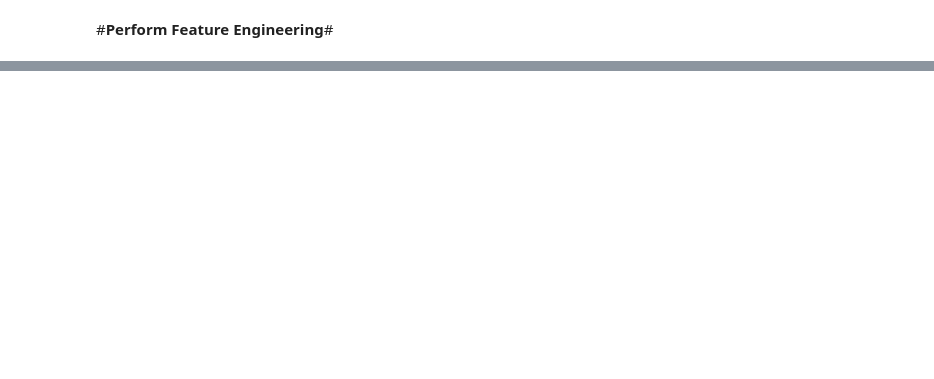
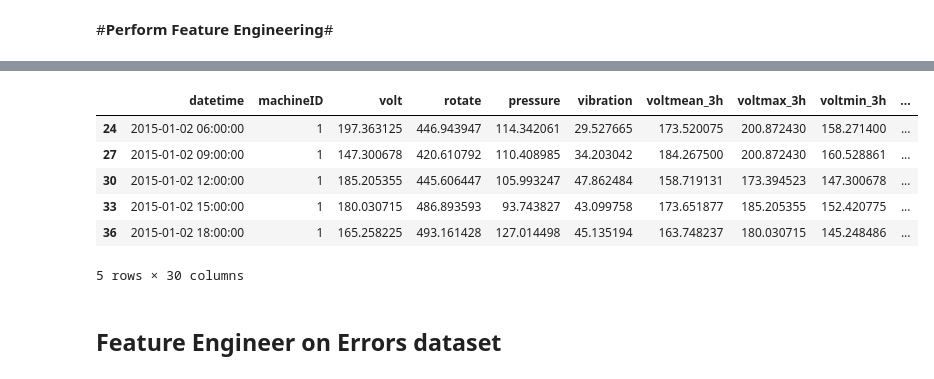
Before and after one commit to gplinkage/Data-Science-ML-AI, a Jupyter notebook: Projects/Predictive_Maintanance_Capstone_Project.ipynb, the cells around one changed output, grey strips where cells are left out. Drawn from its saved outputs; the diff is of its cells as text; code cells hidden in the pictures; blank space fills up the shorter version.

```diff
--- a/Projects/Predictive_Maintanance_Capstone_Project.ipynb
+++ b/Projects/Predictive_Maintanance_Capstone_Project.ipynb
@@ -648,0 +636,24 @@ telemetry_feat.head()
+# %%
+## Calculating mean, max and min for 24H values for telemetry features
+
+def calculate_rolling_statistics(df, col, agg_func, window=24, resample_freq='3H'):
+    return (pd.pivot_table(df, index='datetime', columns='machineID', values=col)
+            .rolling(window=window)
+            .agg(agg_func)
+            .resample(resample_freq, closed='left', label='right')
+            .agg(agg_func)
+            .unstack())
+
+fields = ['volt', 'rotate', 'pressure', 'vibration']
+agg_funcs = {'mean': 'mean','max':'max','min':'min'}
+
+telemetry_mean_24h = pd.concat([calculate_rolling_statistics(telemetry, col, agg_func)
+                                for col in fields
+                                for agg_func in agg_funcs],
+                               axis=1)
+
+telemetry_mean_24h.columns = [f'{col}{agg}_24h' for col in fields for agg in agg_funcs.keys()]
+telemetry_mean_24h.reset_index(inplace=True)
+telemetry_mean_24h = telemetry_mean_24h.loc[-telemetry_mean_24h['voltmean_24h'].isnull()]
+
+print(telemetry_mean_24h.head(10))
@@ -648,0 +687,15 @@ telemetry_feat.head()
+# %%
+# Merging telemetry_mean_3h and telemetry_mean_24h into telemetry
+telemetry_features = telemetry.merge(telemetry_mean_3h, on=['datetime', 'machineID'], how='left')\
+                              .merge(telemetry_mean_24h, on=['datetime', 'machineID'], how='left')\
+                              .dropna()
+
+telemetry_features.head()
+# %% [output]
+|  | datetime | machineID | volt | rotate | pressure | vibration | voltmean_3h | voltmax_3h | voltmin_3h | ... |
+| 24 | 2015-01-02 06:00:00 | 1 | 197.363125 | 446.943947 | 114.342061 | 29.527665 | 173.520075 | 200.872430 | 158.271400 | ... |
+| 27 | 2015-01-02 09:00:00 | 1 | 147.300678 | 420.610792 | 110.408985 | 34.203042 | 184.267500 | 200.872430 | 160.528861 | ... |
+| 30 | 2015-01-02 12:00:00 | 1 | 185.205355 | 445.606447 | 105.993247 | 47.862484 | 158.719131 | 173.394523 | 147.300678 | ... |
+| 33 | 2015-01-02 15:00:00 | 1 | 180.030715 | 486.893593 | 93.743827 | 43.099758 | 173.651877 | 185.205355 | 152.420775 | ... |
+| 36 | 2015-01-02 18:00:00 | 1 | 165.258225 | 493.161428 | 127.014498 | 45.135194 | 163.748237 | 180.030715 | 145.248486 | ... |
+5 rows × 30 columns
@@ -649 +705,3 @@ telemetry_feat.head()
+# %% [markdown]
+## Feature Engineer on Errors dataset
 # %%
```
Also changed, not shown: parts of 93 cells of this notebook.
